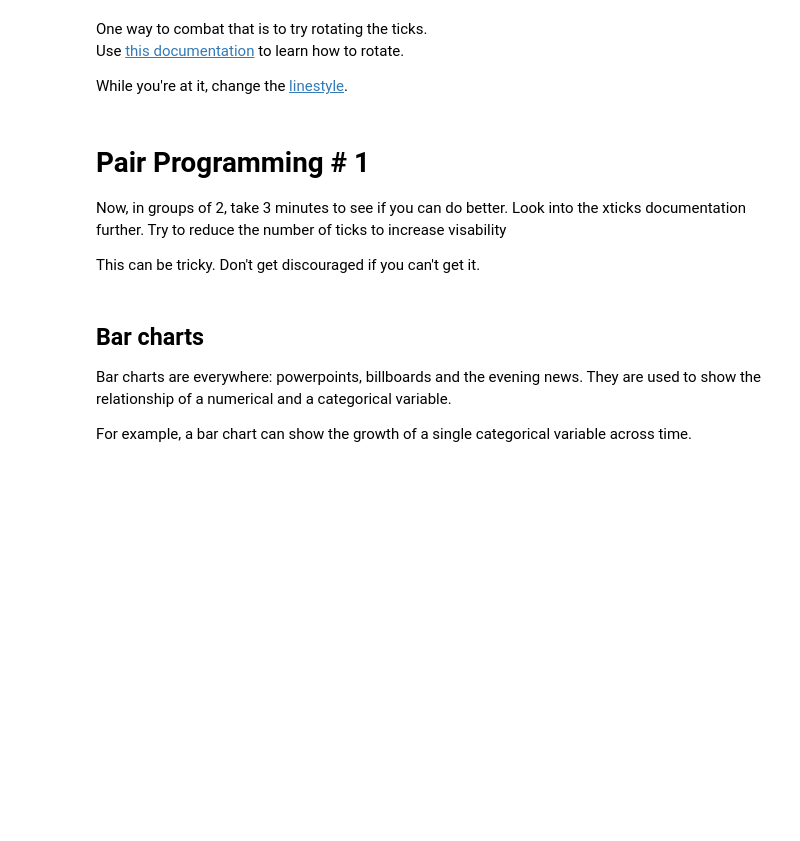
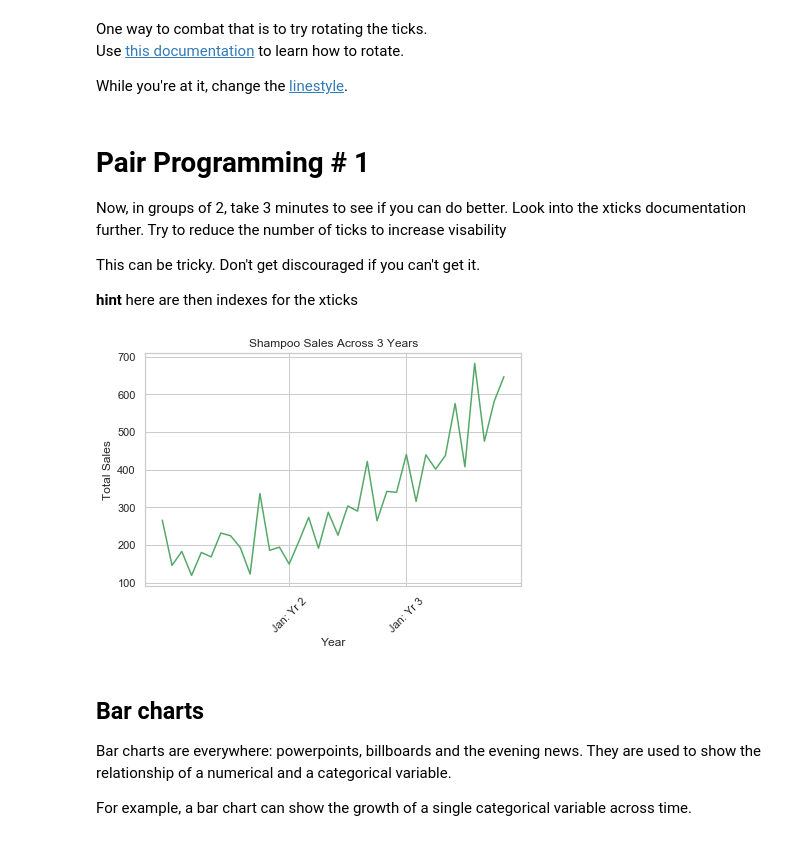
Before and after one commit to Caellwyn/data_viz-ds-west-082420, a Jupyter notebook: index.ipynb, the cells around one changed output. Drawn from its saved outputs; the diff is of its cells as text; code cells hidden in the pictures; blank space fills up the shorter version.

```diff
--- a/index.ipynb
+++ b/index.ipynb
@@ -156,6 +168,16 @@ While you're at it, change the [linestyle](https://matplotlib.org/3.1.0/gallery/
 Now, in groups of 2, take 3 minutes to see if you can do better. Look into the xticks documentation further. Try to reduce the number of ticks to increase visability
 
 This can be tricky.  Don't get discouraged if you can't get it.
+
+**hint** here are then indexes for the xticks
+# %%
+plt.plot(shampoo.Month, shampoo.iloc[:,1], color='g')
+plt.title('Shampoo Sales Across 3 Years')
+plt.xlabel('Year')
+plt.ylabel('Total Sales')
+plt.xticks([13,25], ['Jan: Yr 2', 'Jan: Yr 3'], rotation=45);
+# %% [output]
+[figure, added]
 # %% [markdown]
 ## Bar charts
 
```
Also changed, not shown: parts of 22 cells of this notebook, 7 other files.
